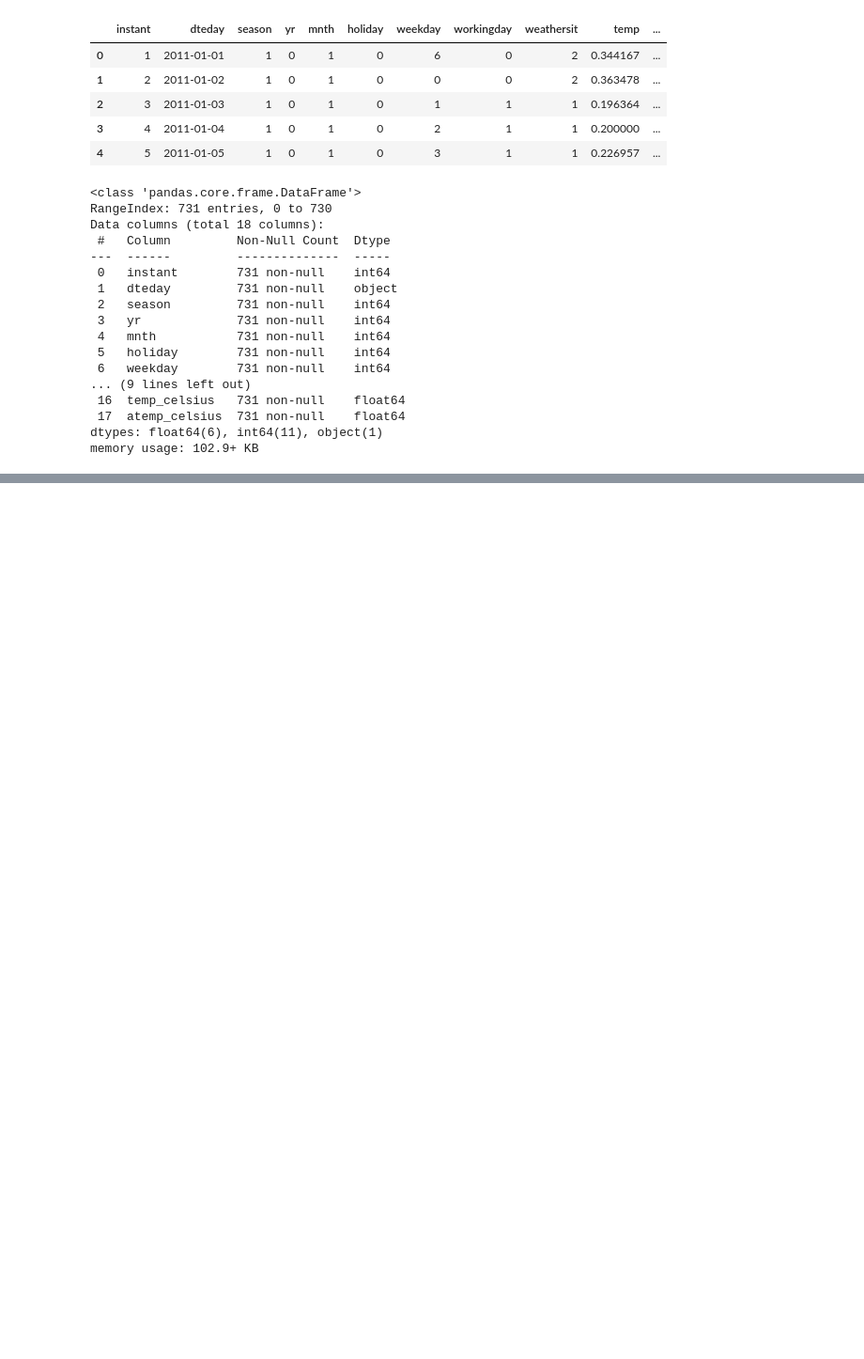
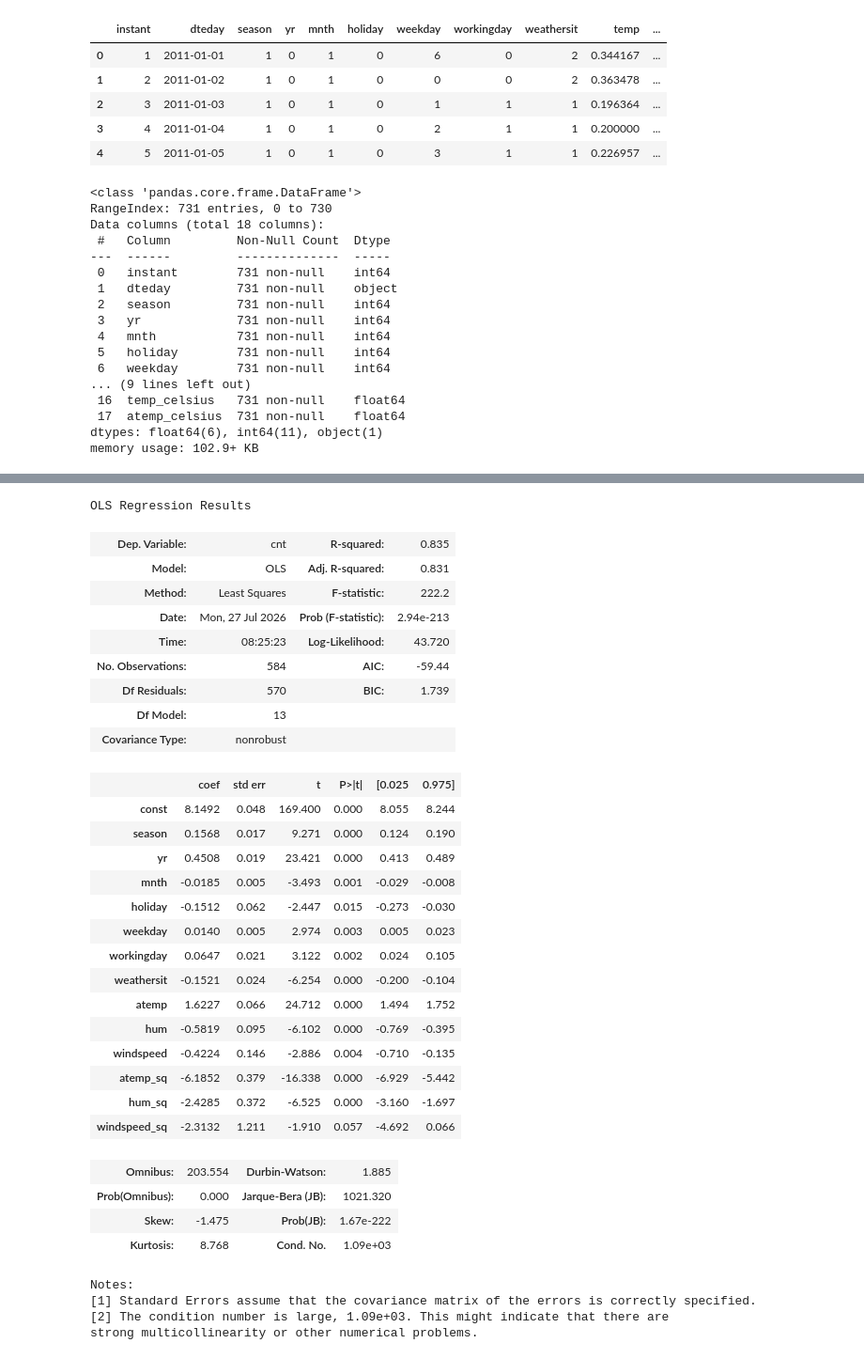
Before and after one commit to marasnetwork/machine-learning, a Jupyter notebook: projects/02-bike-sharing/notebooks/bike_sharing_linear_regression.ipynb, the cells around one changed output, grey strips where cells are left out. Shown at 94% size. Saved outputs shown, nothing was run; the diff lists cells and outputs as text; code cells hidden in the pictures; blank space fills up the shorter version.

```diff
--- a/projects/02-bike-sharing/notebooks/bike_sharing_linear_regression.ipynb
+++ b/projects/02-bike-sharing/notebooks/bike_sharing_linear_regression.ipynb
@@ -61,0 +113,36 @@ for predictor in predictors:
+# %%
+model.summary()
+# %% [output]
+OLS Regression Results
+| Dep. Variable: | cnt | R-squared: | 0.835 |
+| Model: | OLS | Adj. R-squared: | 0.831 |
+| Method: | Least Squares | F-statistic: | 222.2 |
+| Date: | Mon, 27 Jul 2026 | Prob (F-statistic): | 2.94e-213 |
+| Time: | 08:25:23 | Log-Likelihood: | 43.720 |
+| No. Observations: | 584 | AIC: | -59.44 |
+| Df Residuals: | 570 | BIC: | 1.739 |
+| Df Model: | 13 |  |  |
+| Covariance Type: | nonrobust |  |  |
+|  | coef | std err | t | P>|t| | [0.025 | 0.975] |
+| const | 8.1492 | 0.048 | 169.400 | 0.000 | 8.055 | 8.244 |
+| season | 0.1568 | 0.017 | 9.271 | 0.000 | 0.124 | 0.190 |
+| yr | 0.4508 | 0.019 | 23.421 | 0.000 | 0.413 | 0.489 |
+| mnth | -0.0185 | 0.005 | -3.493 | 0.001 | -0.029 | -0.008 |
+| holiday | -0.1512 | 0.062 | -2.447 | 0.015 | -0.273 | -0.030 |
+| weekday | 0.0140 | 0.005 | 2.974 | 0.003 | 0.005 | 0.023 |
+| workingday | 0.0647 | 0.021 | 3.122 | 0.002 | 0.024 | 0.105 |
+| weathersit | -0.1521 | 0.024 | -6.254 | 0.000 | -0.200 | -0.104 |
+| atemp | 1.6227 | 0.066 | 24.712 | 0.000 | 1.494 | 1.752 |
+| hum | -0.5819 | 0.095 | -6.102 | 0.000 | -0.769 | -0.395 |
+| windspeed | -0.4224 | 0.146 | -2.886 | 0.004 | -0.710 | -0.135 |
+| atemp_sq | -6.1852 | 0.379 | -16.338 | 0.000 | -6.929 | -5.442 |
+| hum_sq | -2.4285 | 0.372 | -6.525 | 0.000 | -3.160 | -1.697 |
+| windspeed_sq | -2.3132 | 1.211 | -1.910 | 0.057 | -4.692 | 0.066 |
+| Omnibus: | 203.554 | Durbin-Watson: | 1.885 |
+| Prob(Omnibus): | 0.000 | Jarque-Bera (JB): | 1021.320 |
+| Skew: | -1.475 | Prob(JB): | 1.67e-222 |
+| Kurtosis: | 8.768 | Cond. No. | 1.09e+03 |
+Notes:
+[1] Standard Errors assume that the covariance matrix of the errors is correctly specified.
+[2] The condition number is large, 1.09e+03. This might indicate that there are
+strong multicollinearity or other numerical problems.
```
Also changed, not shown: parts of 4 cells of this notebook, 2 other files.
